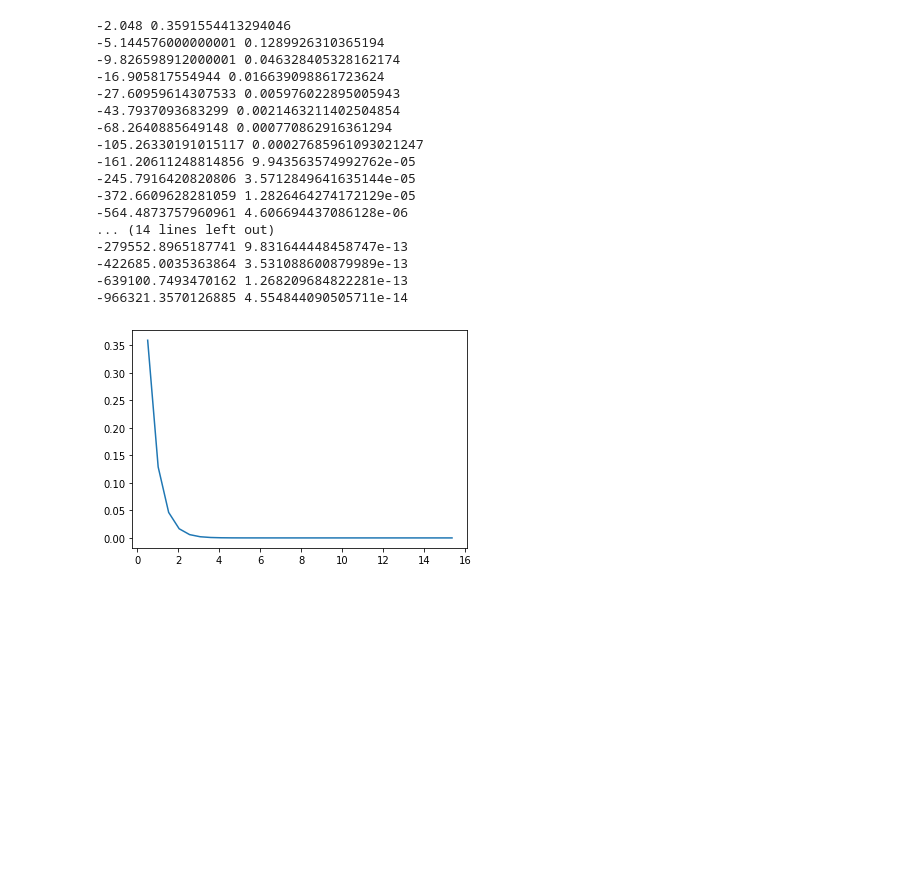
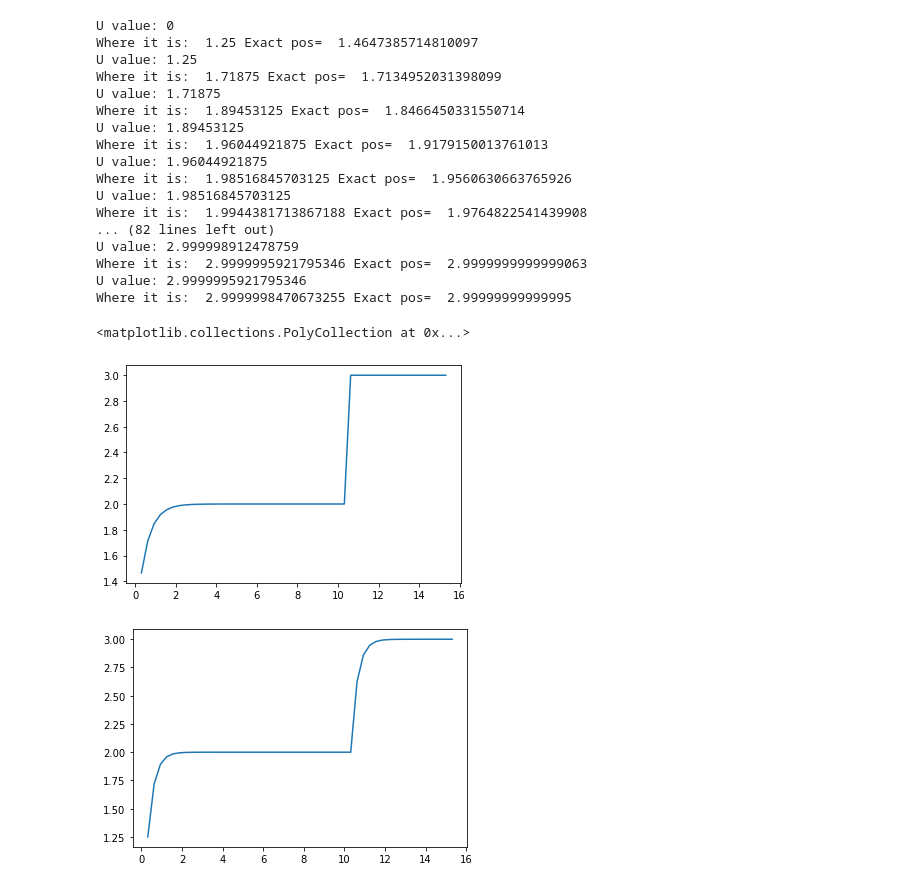
Before and after one commit to Kikumu/Computational-science-practice, a Jupyter notebook: Robot simulation part1.ipynb, the cells around one changed output. Drawn from its saved outputs; the diff is of its cells as text; code cells hidden in the pictures; blank space fills up the shorter version.

```diff
--- a/Robot simulation part1.ipynb
+++ b/Robot simulation part1.ipynb
@@ -14,51 +21,61 @@ b = 0
 
 t = a
 x = b
-h = 0.512 #step size
+h = 0.3125 #step size
 U_array = []
 t_array = []
 x_array = []
 x_exact_array = []
 while(t <= 15):
-    if(t < 0 or t <= 5):
+    if(t <= 5):
       U = 2
-    elif(t > 5 or t <= 10):
+    elif(t < 5 <= 10):
       U = 1
-    elif(t > 10 or t <= 15):
+    elif(10 < t <= 15):
       U = 3
-    value = func(U,x)
+    print("U value:", x)
     U_array.append(U)
-    k = h * value
+    k = h * func(U,x)
     x = x + k
     t = t + h
     #value under graph
-    x_exact = math.exp(-2*t)
+    x_exact = U - math.exp(-2*t)
     t_array.append(t)
     x_array.append(x)
     x_exact_array.append(x_exact)
-    print(x,x_exact)
+    print("Where it is: ",x,"Exact pos= ",x_exact)
+    #plt.fill_between(x_axis,y_axis, where = [(x>0)and (x <2)for x_axis in x_axis], color = 'green')
 # %% [output]
--2.048 0.3591554413294046
--5.144576000000001 0.1289926310365194
--9.826598912000001 0.046328405328162174
--16.905817554944 0.016639098861723624
--27.60959614307533 0.005976022895005943
--43.7937093683299 0.0021463211402504854
--68.2640885649148 0.000770862916361294
--105.26330191015117 0.00027685961093021247
--161.20611248814856 9.943563574992762e-05
--245.7916420820806 3.5712849641635144e-05
--372.6609628281059 1.2826464274172129e-05
--564.4873757960961 4.606694437086128e-06
-... (14 lines left out)
--279552.8965187741 9.831644448458747e-13
--422685.0035363864 3.531088600879989e-13
--639100.7493470162 1.268209684822281e-13
--966321.3570126885 4.554844090505711e-14
+U value: 0
+Where it is:  1.25 Exact pos=  1.4647385714810097
+U value: 1.25
+Where it is:  1.71875 Exact pos=  1.7134952031398099
+U value: 1.71875
+Where it is:  1.89453125 Exact pos=  1.8466450331550714
+U value: 1.89453125
+Where it is:  1.96044921875 Exact pos=  1.9179150013761013
+U value: 1.96044921875
+Where it is:  1.98516845703125 Exact pos=  1.9560630663765926
+U value: 1.98516845703125
+Where it is:  1.9944381713867188 Exact pos=  1.9764822541439908
+... (82 lines left out)
+U value: 2.999998912478759
+Where it is:  2.9999995921795346 Exact pos=  2.9999999999999063
+U value: 2.9999995921795346
+Where it is:  2.9999998470673255 Exact pos=  2.99999999999995
+# %%
+y_axis = x_exact_array
+x_axis = t_array
+plt.plot(x_axis,y_axis)
+plt.fill_between(x_axis,y_axis, where = [(x>0)and (x <2)for x_axis in x_axis], color = 'green')
+#plt.show()
+# %% [output]
+<matplotlib.collections.PolyCollection at 0x...>
+[figure, added]
 # %%
-y_axis = x_exact_array
+y_axis = x_array
 x_axis = t_array
 plt.plot(x_axis,y_axis)
 plt.show()
 # %% [output]
-[figure, old version]
+[figure, new version]
```
Also changed, not shown: parts of 8 cells of this notebook.
